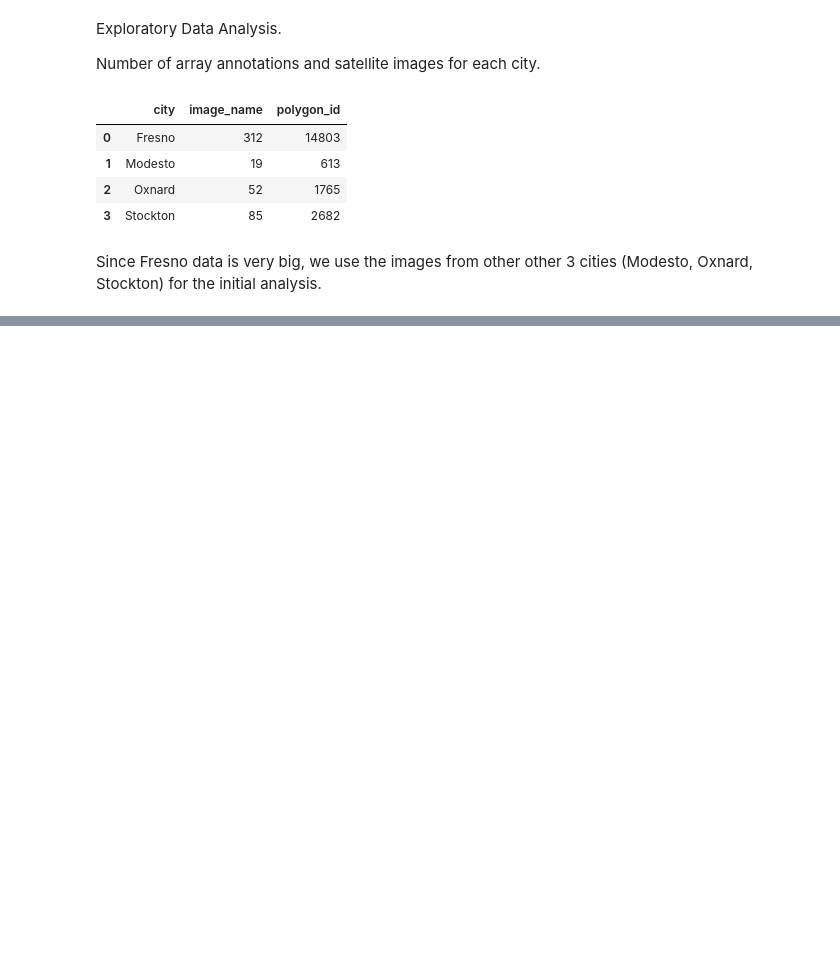
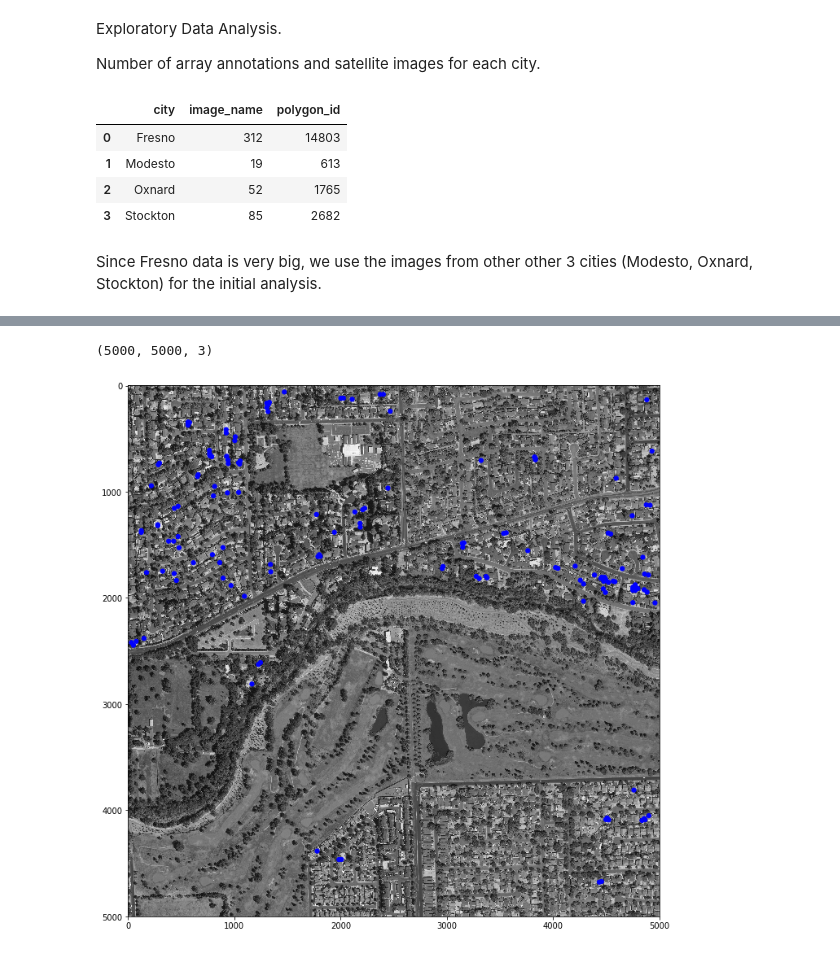
Before and after one commit to kaushikSR/Green_Computing, a Jupyter notebook: Project.ipynb, the cells around one changed output, grey strips where cells are left out. Saved outputs shown, nothing was run; the diff lists cells and outputs as text; code cells hidden in the pictures; blank space fills up the shorter version.

```diff
--- a/Project.ipynb
+++ b/Project.ipynb
@@ -161,0 +168,32 @@ avail_array_agg
+# %%
+# Plot centers of all solar arrays for a given satellite image
+
+def plot_centroids(img_id):
+
+    # Use img_id to get the city name from the CSV file
+    city = pv_arrays_clean[pv_arrays_clean['image_name'] == img_id]['city'].values[0]
+
+    # Read in image
+    img = io.imread('C:/Users/kaush/Documents/Dataset/%s/%s.tif' % (city, img_id))
+
+    # Extract centroid coordinates from dataframe
+    arrays_sub = pv_arrays_clean[pv_arrays_clean['image_name'] == img_id] #Create a dataframe containing only entries (polygon ids) corresponding to this img_id
+
+    #Obtain the coordinates for the centroid.
+    coordinates = zip(list(arrays_sub['centroid_longitude_pixels']),
+                      list(arrays_sub['centroid_latitude_pixels']))
+
+    # Display image
+    fig,ax = plt.subplots(figsize=(12, 12))
+
+    ax.imshow(img[:,:,1], cmap=cm.gray)
+
+    # Plot a circle for each solar panel array
+    for x, y in coordinates:
+        centroid = Circle((x, y), 20, color='blue')
+        ax.add_patch(centroid)
+# %%
+plot_centroids('10sfg810685')
+# %% [output]
+(5000, 5000, 3)
+[figure, added]
```
Also changed, not shown: parts of 4 cells of this notebook.
